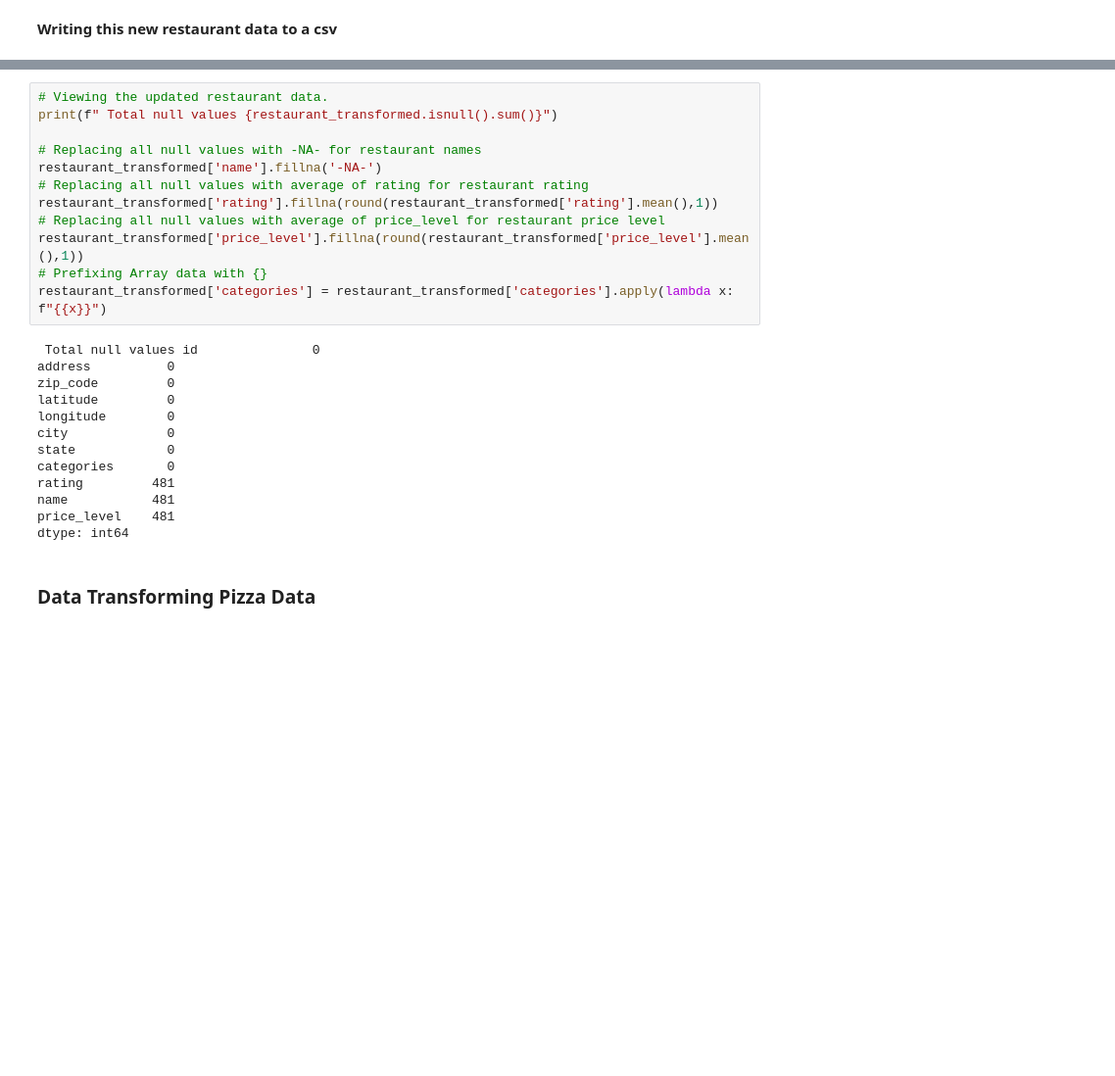
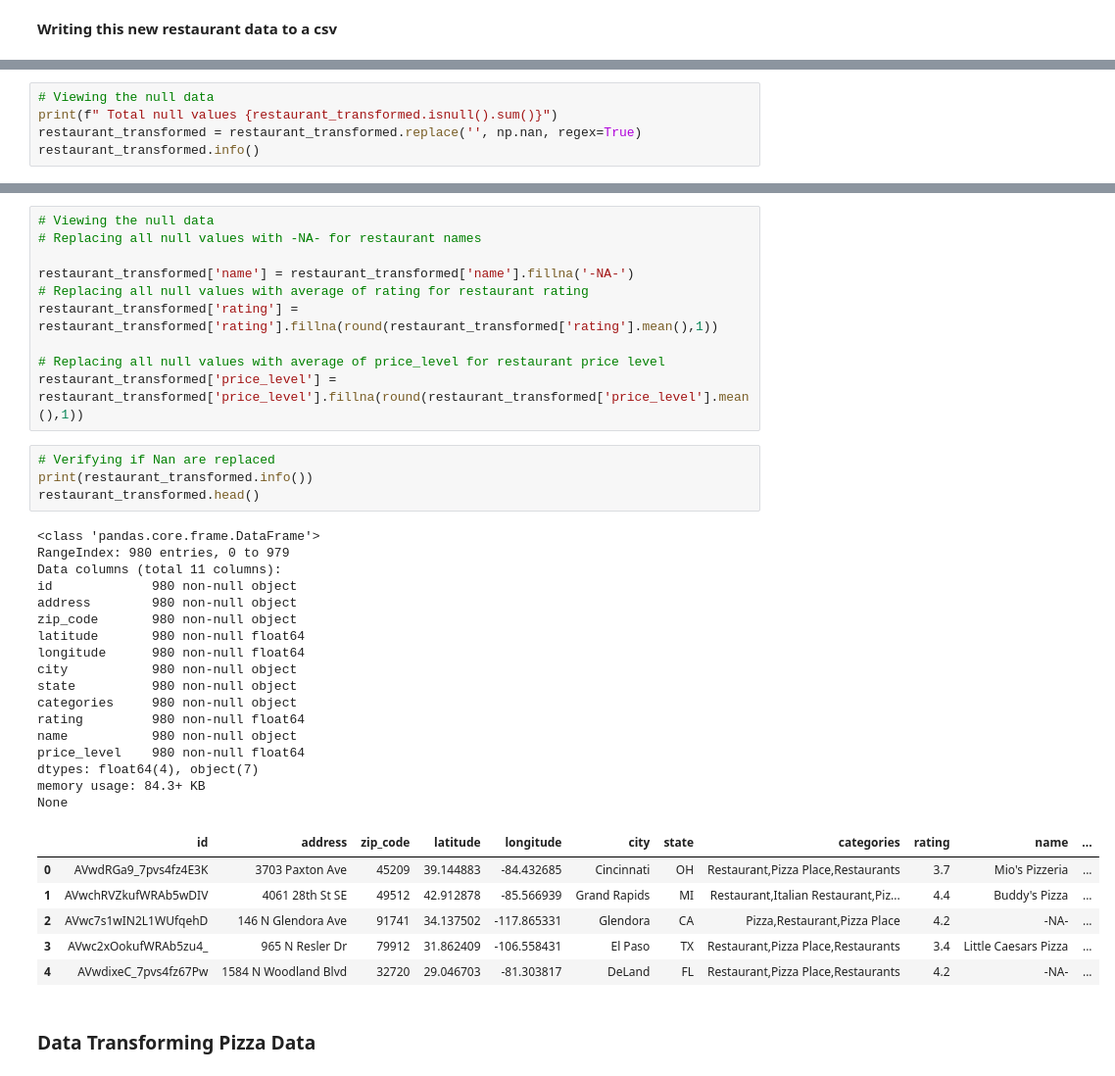
Before and after one commit to ic2019/etl-project, a Jupyter notebook: scripts/etl_data.ipynb, the cells around one changed output, grey strips where cells are left out. Shown at 98% size. Saved outputs shown, nothing was run; the diff lists cells and outputs as text; blank space fills up the shorter version.

```diff
--- a/scripts/etl_data.ipynb
+++ b/scripts/etl_data.ipynb
@@ -260,0 +284,5 @@ restaurant_transformed.to_csv("../Resources/restaurant.csv",index=None)
+# %%
+# Viewing the null data
+print(f" Total null values {restaurant_transformed.isnull().sum()}")
+restaurant_transformed = restaurant_transformed.replace('', np.nan, regex=True)
+restaurant_transformed.info()
@@ -261,28 +307,41 @@ restaurant_transformed.to_csv("../Resources/restaurant.csv",index=None)
 # %%
-# Viewing the updated restaurant data.
-print(f" Total null values {restaurant_transformed.isnull().sum()}")
+# Viewing the null data
+# Replacing all null values with -NA- for restaurant names
 
-# Replacing all null values with -NA- for restaurant names
-restaurant_transformed['name'].fillna('-NA-')
+restaurant_transformed['name'] = restaurant_transformed['name'].fillna('-NA-')
 # Replacing all null values with average of rating for restaurant rating
-restaurant_transformed['rating'].fillna(round(restaurant_transformed['rating'].mean(),1))
+restaurant_transformed['rating'] = restaurant_transformed['rating'].fillna(round(restaurant_transformed['rating'].mean(),1))
+
 # Replacing all null values with average of price_level for restaurant price level
-restaurant_transformed['price_level'].fillna(round(restaurant_transformed['price_level'].mean(),1))
-# Prefixing Array data with {}
-restaurant_transformed['categories'] = restaurant_transformed['categories'].apply(lambda x: f"{{x}}")
+restaurant_transformed['price_level'] = restaurant_transformed['price_level'].fillna(round(restaurant_transformed['price_level'].mean(),1))
-# %% [output]
- Total null values id               0
-address          0
-zip_code         0
-latitude         0
-longitude        0
-city             0
-state            0
-categories       0
-rating         481
-name           481
-price_level    481
-dtype: int64
+# %%
+# Verifying if Nan are replaced
+print(restaurant_transformed.info())
+restaurant_transformed.head()
+# %% [output]
+<class 'pandas.core.frame.DataFrame'>
+RangeIndex: 980 entries, 0 to 979
+Data columns (total 11 columns):
+id             980 non-null object
+address        980 non-null object
+zip_code       980 non-null object
+latitude       980 non-null float64
+longitude      980 non-null float64
+city           980 non-null object
+state          980 non-null object
+categories     980 non-null object
+rating         980 non-null float64
+name           980 non-null object
+price_level    980 non-null float64
+dtypes: float64(4), object(7)
+memory usage: 84.3+ KB
+None
+|  | id | address | zip_code | latitude | longitude | city | state | categories | rating | name | ... |
+| 0 | AVwdRGa9_7pvs4fz4E3K | 3703 Paxton Ave | 45209 | 39.144883 | -84.432685 | Cincinnati | OH | Restaurant,Pizza Place,Restaurants | 3.7 | Mio's Pizzeria | ... |
+| 1 | AVwchRVZkufWRAb5wDIV | 4061 28th St SE | 49512 | 42.912878 | -85.566939 | Grand Rapids | MI | Restaurant,Italian Restaurant,Piz... | 4.4 | Buddy's Pizza | ... |
+| 2 | AVwc7s1wIN2L1WUfqehD | 146 N Glendora Ave | 91741 | 34.137502 | -117.865331 | Glendora | CA | Pizza,Restaurant,Pizza Place | 4.2 | -NA- | ... |
+| 3 | AVwc2xOokufWRAb5zu4_ | 965 N Resler Dr | 79912 | 31.862409 | -106.558431 | El Paso | TX | Restaurant,Pizza Place,Restaurants | 3.4 | Little Caesars Pizza | ... |
+| 4 | AVwdixeC_7pvs4fz67Pw | 1584 N Woodland Blvd | 32720 | 29.046703 | -81.303817 | DeLand | FL | Restaurant,Pizza Place,Restaurants | 4.2 | -NA- | ... |
 # %% [markdown]
 ### Data Transforming Pizza Data
 # %%
```
Also changed, not shown: parts of 27 cells of this notebook, 8 other files.
